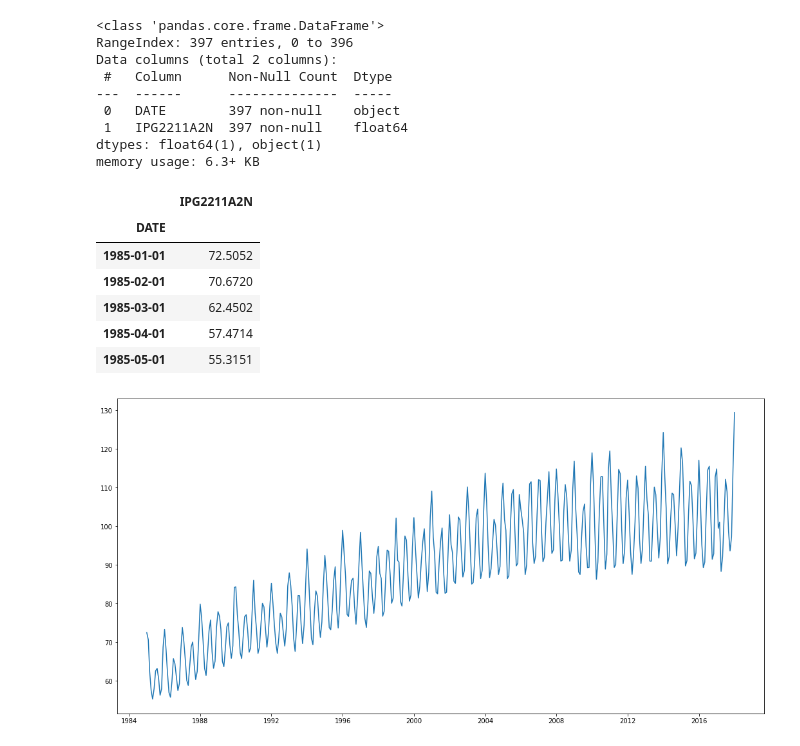
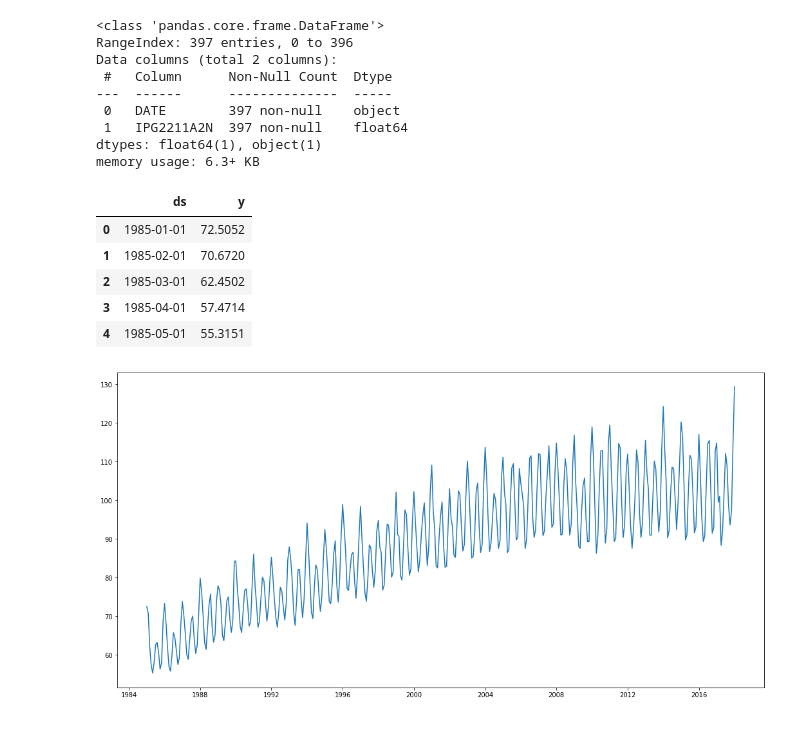
Before and after one commit to HssngH/ToBigs18, a Jupyter notebook: 시계열분석_과제.ipynb, the cells around one changed output. Cells and saved outputs as stored; diff of their text form; code cells hidden in the pictures.

```diff
--- a/시계열분석_과제.ipynb
+++ b/시계열분석_과제.ipynb
@@ -51,16 +51,15 @@ dtypes: float64(1), object(1)
 memory usage: 6.3+ KB
 # %%
 df.DATE = pd.to_datetime(df.DATE)
-# %%
-df = df.rename(columns={'IPG2211A2N': 'Electric_Production'})
+# %%
+# prophet 패키지 사용하기 위해서 칼럼 이름 바꿔주기
+df = df.rename(columns={'DATE' : 'ds', 'IPG2211A2N': 'y'})
 # %%
-df = df.set_index("DATE")
 df.head()
 # %% [output]
-|  | IPG2211A2N |
-| DATE |  |
-| 1985-01-01 | 72.5052 |
-| 1985-02-01 | 70.6720 |
-| 1985-03-01 | 62.4502 |
-| 1985-04-01 | 57.4714 |
-| 1985-05-01 | 55.3151 |
+|  | ds | y |
+| 0 | 1985-01-01 | 72.5052 |
+| 1 | 1985-02-01 | 70.6720 |
+| 2 | 1985-03-01 | 62.4502 |
+| 3 | 1985-04-01 | 57.4714 |
+| 4 | 1985-05-01 | 55.3151 |
```
Also changed, not shown: parts of 11 cells of this notebook.
